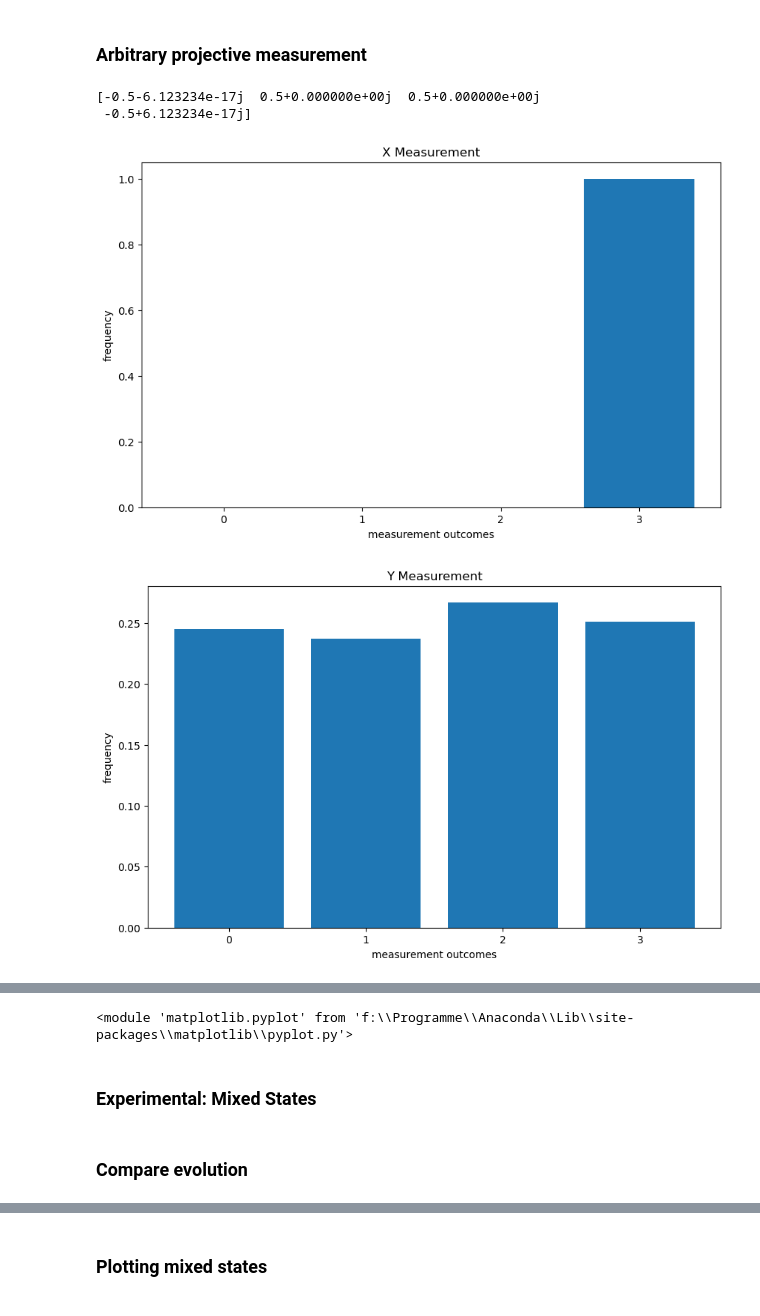
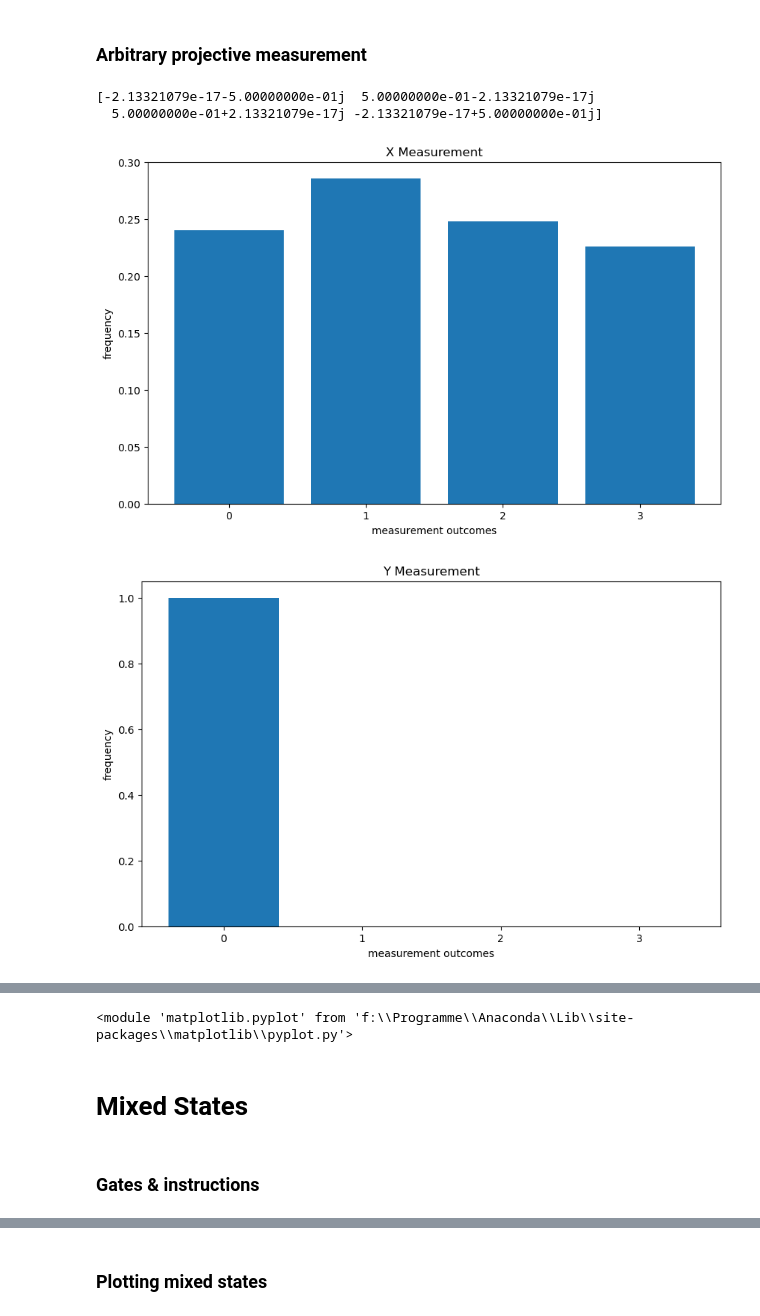
Before and after one commit to Vladulay/quantum-computer-simulation, a Jupyter notebook: tutorial.ipynb, the cells around one changed output, grey strips where cells are left out. Saved outputs shown, nothing was run; the diff lists cells and outputs as text; code cells hidden in the pictures.

```diff
--- a/tutorial.ipynb
+++ b/tutorial.ipynb
@@ -553,24 +553,24 @@ go.plot_measurement(frequencies,"Measurement","frequencies")
 # %%
 # prepare state
 state = np.array([1, 0, 0, 0])
 instructions = go.create_instruction_list([["H",[1,2]],
-                                           ["Rz",[1,2],np.pi]])
+                                           ["Rz",[1,2],np.pi/2]])
 state = reduce(go.apply_instruction, instructions, state)
 print(state)
 
 # Measurement in X basis
-x_frequencies = go.measure_projective(state,1,1000, go.P_x(2))
+x_frequencies = go.measure_projective(state,2,1000, go.P_x(2))
 go.plot_measurement(x_frequencies,"X Measurement","frequency")
 
 # Measurement in Y basis
-y_frequencies = go.measure_projective(state,1,1000, go.P_y(2))
+y_frequencies = go.measure_projective(state,2,1000, go.P_y(2))
 go.plot_measurement(y_frequencies,"Y Measurement","frequency")
 
 # measurement in Z basis (default)
-z_frequencies = go.measure_projective(state,1,1000, go.P_z(2))
+z_frequencies = go.measure_projective(state,2,1000, go.P_z(2))
 go.plot_measurement(z_frequencies,"Z Measurement","frequency")
 # %% [output]
-[-0.5-6.123234e-17j  0.5+0.000000e+00j  0.5+0.000000e+00j
- -0.5+6.123234e-17j]
+[-2.13321079e-17-5.00000000e-01j  5.00000000e-01-2.13321079e-17j
+  5.00000000e-01+2.13321079e-17j -2.13321079e-17+5.00000000e-01j]
-[figure, old version]
+[figure, new version]
-[figure, old version]
+[figure, new version]
@@ -578,6 +578,6 @@ go.plot_measurement(z_frequencies,"Z Measurement","frequency")
 <module 'matplotlib.pyplot' from 'f:\\Programme\\Anaconda\\Lib\\site-packages\\matplotlib\\pyplot.py'>
 # %% [markdown]
-### Experimental: Mixed States
+# Mixed States
-# %% [markdown]
-### Compare evolution
+# %% [markdown]
+### Gates & instructions
 # %%
```
Also changed, not shown: parts of 17 cells of this notebook, 2 other files.
